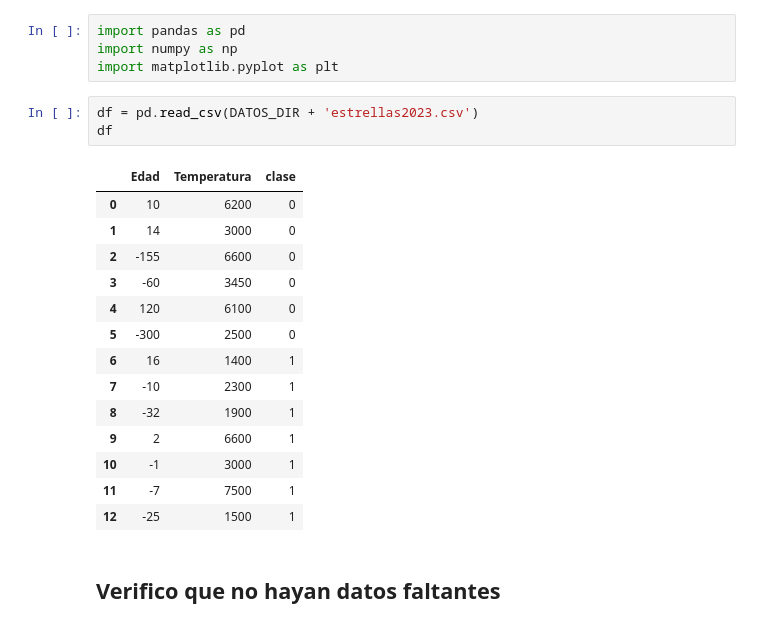
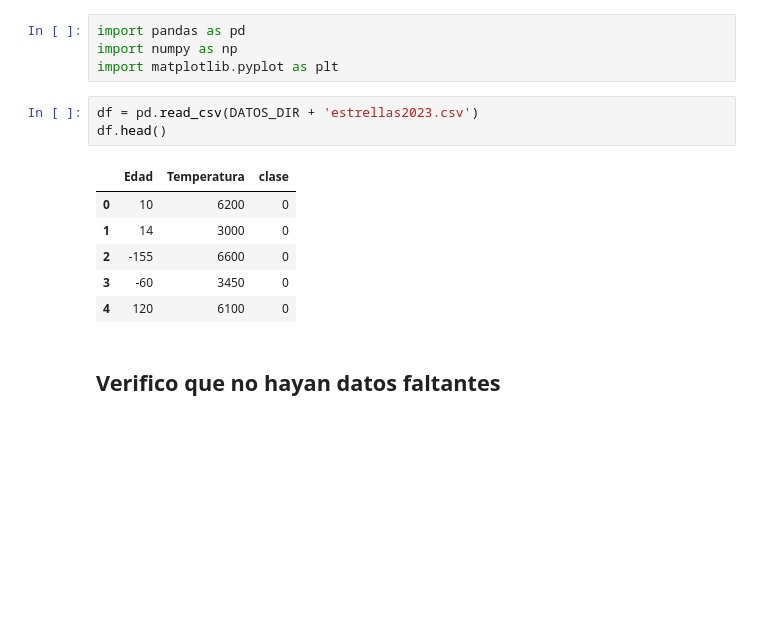
Before and after one commit to peter-ringuelet/Mineria-de-Datos-usando-Sistemas-Inteligentes, a Jupyter notebook: 4.ipynb, the cells around one changed output. Cells and saved outputs as stored; diff of their text form; blank space fills up the shorter version.

```diff
--- a/4.ipynb
+++ b/4.ipynb
@@ -10,22 +10,14 @@ import numpy as np
 import matplotlib.pyplot as plt
 # %%
 df = pd.read_csv(DATOS_DIR + 'estrellas2023.csv')
-df
+df.head()
 # %% [output]
 |  | Edad | Temperatura | clase |
 | 0 | 10 | 6200 | 0 |
 | 1 | 14 | 3000 | 0 |
 | 2 | -155 | 6600 | 0 |
 | 3 | -60 | 3450 | 0 |
 | 4 | 120 | 6100 | 0 |
-| 5 | -300 | 2500 | 0 |
-| 6 | 16 | 1400 | 1 |
-| 7 | -10 | 2300 | 1 |
-| 8 | -32 | 1900 | 1 |
-| 9 | 2 | 6600 | 1 |
-| 10 | -1 | 3000 | 1 |
-| 11 | -7 | 7500 | 1 |
-| 12 | -25 | 1500 | 1 |
 # %% [markdown]
 ## Verifico que no hayan datos faltantes
 # %%
```
